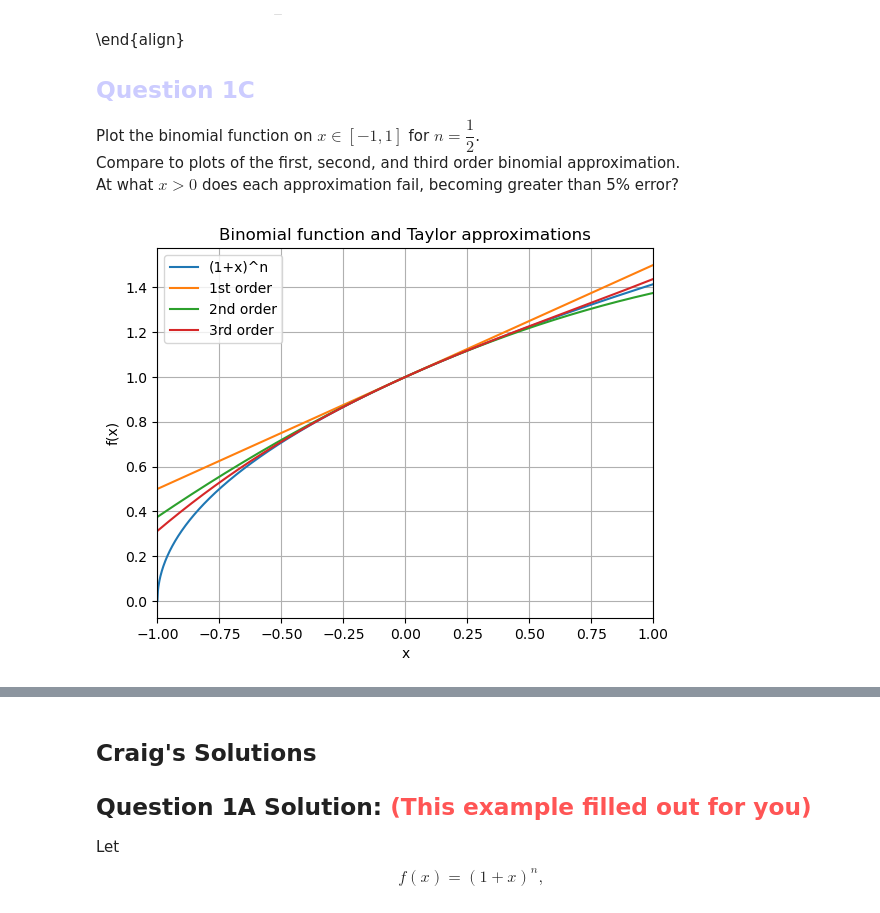
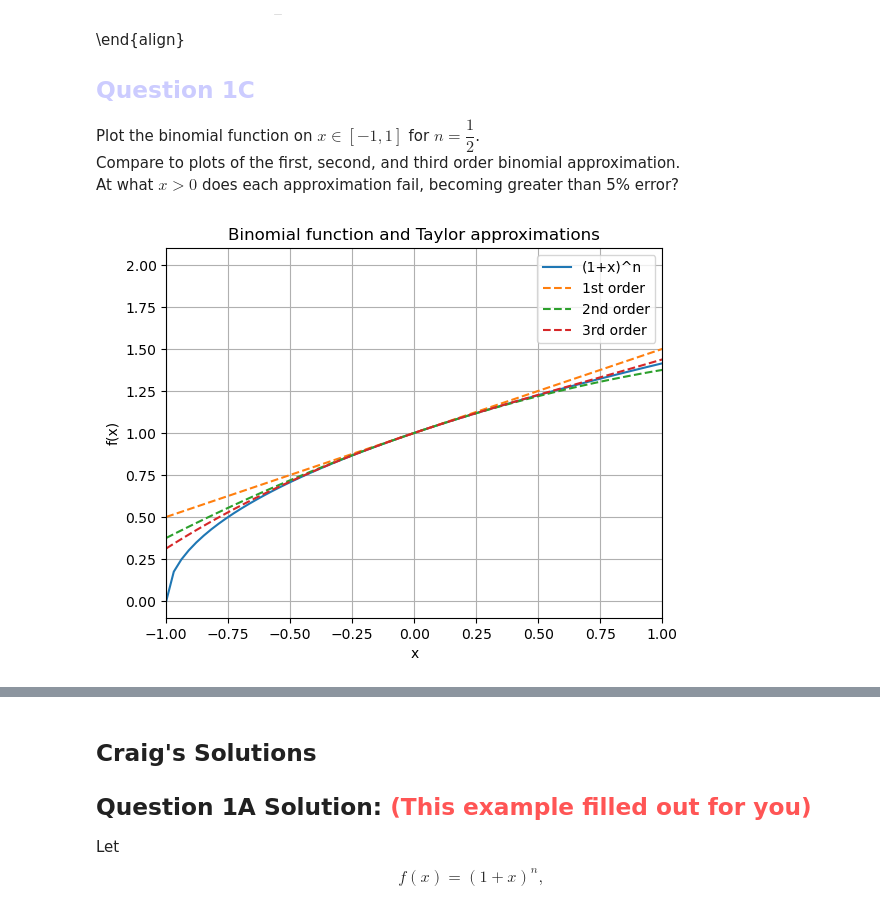
Before and after one commit to cacapuano/carolines_lasers_course_repo, a Jupyter notebook: homework_submissions/capuano_01_hw_plane_waves_math_review.ipynb, the cells around one changed output, grey strips where cells are left out. Cells and saved outputs as stored; diff of their text form; code cells hidden in the pictures.

```diff
--- a/homework_submissions/capuano_01_hw_plane_waves_math_review.ipynb
+++ b/homework_submissions/capuano_01_hw_plane_waves_math_review.ipynb
@@ -167,31 +166,31 @@ At what $x > 0$ does each approximation fail, becoming greater than 5\% error?
 # %%
 import matplotlib.pyplot as plt
 import numpy as np
 
 # Plotting Functions
 n = 0.5
-x = np.linspace(-1, 1, 1000)
+x = np.linspace(-1, 2, 100)
 
 
 binomial_fun = (1+x)**n
 
 first_taylor = 1 + n*x
 second_taylor = first_taylor + (n*(n-1)*x**2)/2
 third_taylor = second_taylor + (n*(n-1)*(n-2)*x**3)/6
 
 plt.figure()
 plt.plot(x, binomial_fun, label='(1+x)^n')
-plt.plot(x, first_taylor,  label='1st order')
-plt.plot(x, second_taylor, label='2nd order')
-plt.plot(x, third_taylor,  label='3rd order')
+plt.plot(x, first_taylor,  label='1st order', linestyle="--")
+plt.plot(x, second_taylor, label='2nd order', linestyle="--")
+plt.plot(x, third_taylor,  label='3rd order', linestyle="--")
 
 plt.xlim(-1, 1)
 plt.xlabel('x')
 plt.ylabel('f(x)')
 plt.title(f'Binomial function and Taylor approximations')
 plt.grid(True)
 plt.legend()
 plt.show()
 # %% [output]
-[figure, old version]
+[figure, new version]
 # %%
```
Also changed, not shown: parts of 5 cells of this notebook.
